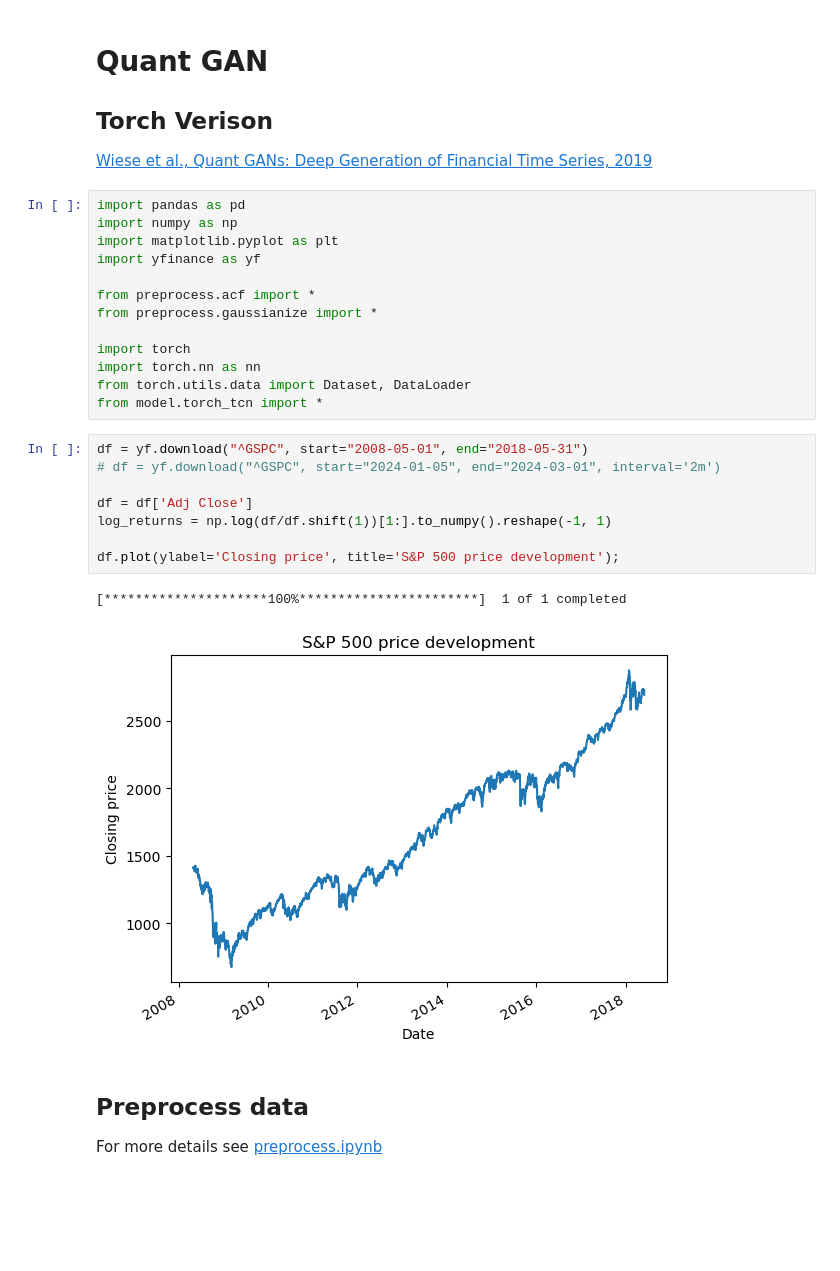
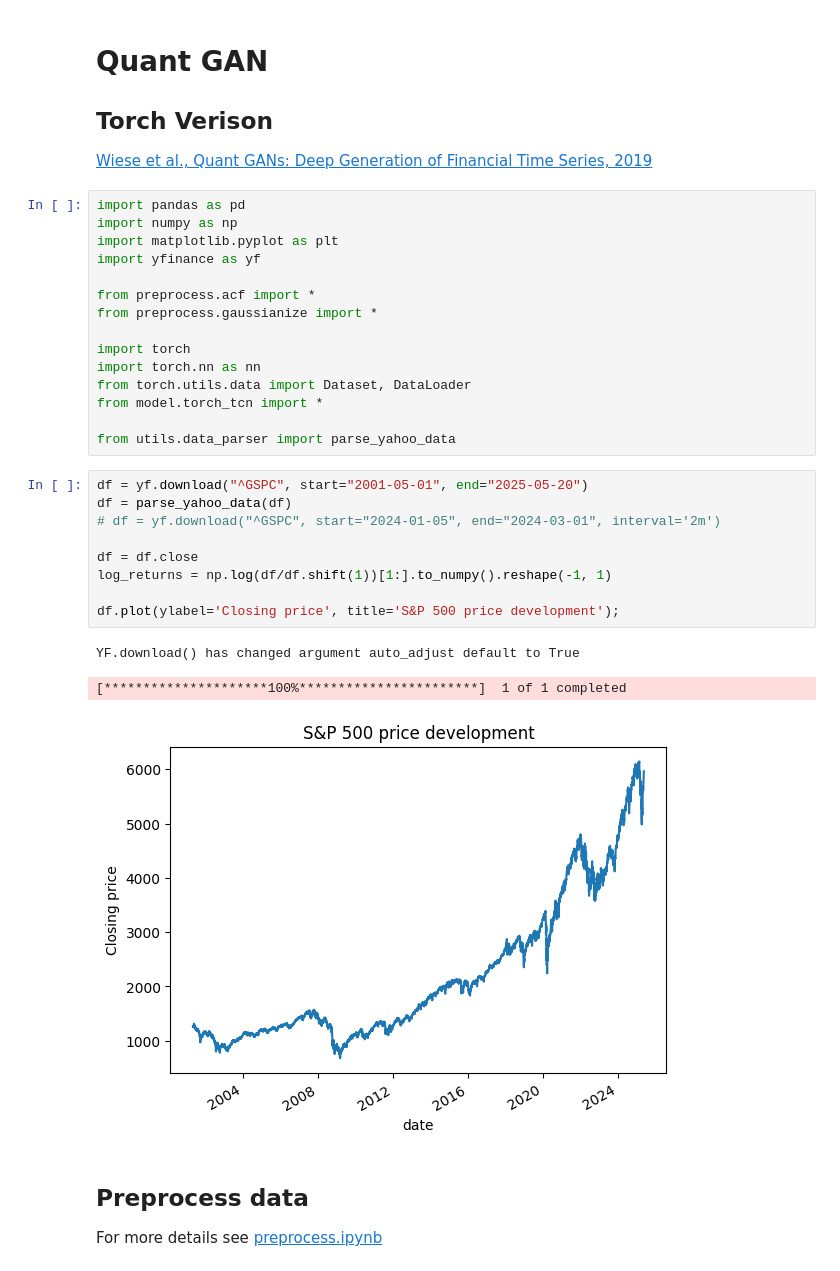
Before and after one commit to lupoinvesting/QuantGANforRisk, a Jupyter notebook: torch_train.ipynb, the cells around one changed output. Drawn from its saved outputs; the diff is of its cells as text; blank space fills up the shorter version.

```diff
--- a/torch_train.ipynb
+++ b/torch_train.ipynb
@@ -15,17 +15,21 @@ import torch
 import torch.nn as nn
 from torch.utils.data import Dataset, DataLoader
 from model.torch_tcn import *
+
+from utils.data_parser import parse_yahoo_data
 # %%
-df = yf.download("^GSPC", start="2008-05-01", end="2018-05-31")
+df = yf.download("^GSPC", start="2001-05-01", end="2025-05-20")
+df = parse_yahoo_data(df)
 # df = yf.download("^GSPC", start="2024-01-05", end="2024-03-01", interval='2m')
 
-df = df['Adj Close']
+df = df.close
 log_returns = np.log(df/df.shift(1))[1:].to_numpy().reshape(-1, 1)
 
 df.plot(ylabel='Closing price', title='S&P 500 price development');
 # %% [output]
-[*********************100%***********************]  1 of 1 completed
+YF.download() has changed argument auto_adjust default to True
+[*********************100%***********************]  1 of 1 completed
-[figure, old version]
+[figure, new version]
 # %% [markdown]
 ## Preprocess data
  For more details see [preprocess.ipynb](./preprocess.ipynb)
```
Also changed, not shown: parts of 7 cells of this notebook, 8 other files.
